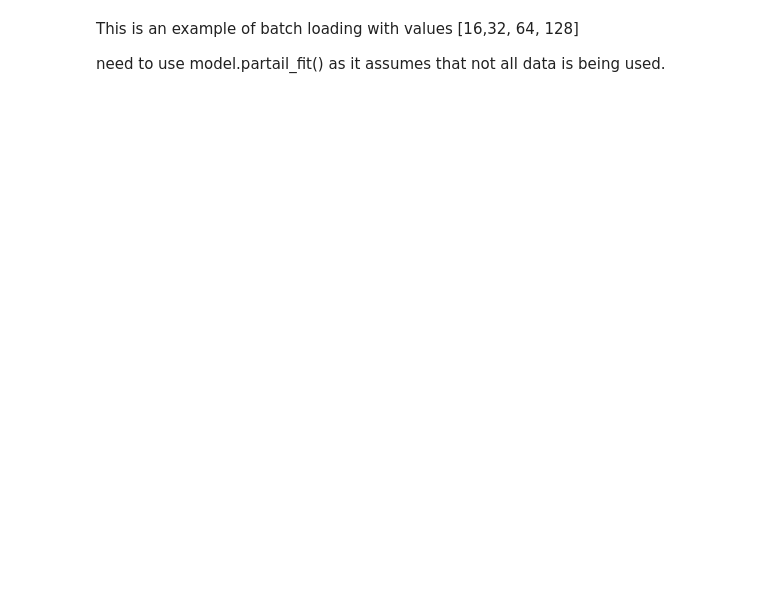
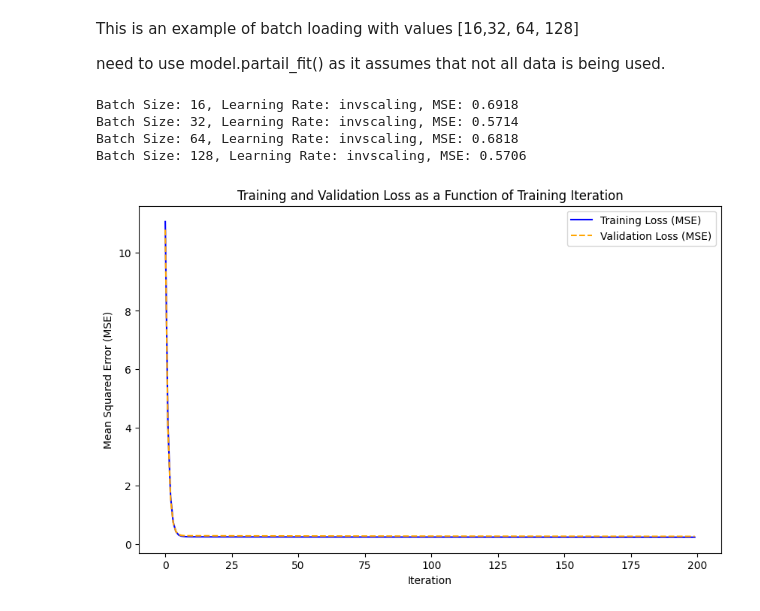
Before and after one commit to jackyeung99/Applied_Machine_Learning, a Jupyter notebook: Assignment_1/Q1.ipynb, the cells around one changed output. Cells and saved outputs as stored; diff of their text form; code cells hidden in the pictures; blank space fills up the shorter version.

```diff
--- a/Assignment_1/Q1.ipynb
+++ b/Assignment_1/Q1.ipynb
@@ -301,3 +345,19 @@ X_train , X_val, y_train, y_val = train_test_split(scaled_X_train, y_train, test
+# %%
+
+X = continuos_variables.drop('Life Ladder', axis=1).values
+y = continuos_variables['Life Ladder'].values
+
+X_train, X_test, y_train, y_test = train_test_split(X, y, test_size=0.25, random_state=99)
+X_train , X_val, y_train, y_val = train_test_split(X_train, y_train, test_size=0.20, random_state=99)
+
+pipeline = Pipeline([
+    ('poly_features', PolynomialFeatures(degree=3)),
+    ('scaler', StandardScaler()),
+])
+
+scaled_X = pipeline.fit_transform(X)
+X_train_poly_scaled = pipeline.fit_transform(X_train)
+X_val_poly_scaled = pipeline.transform(X_val)
 # %%
 kf = KFold(n_splits=3)
 mse_scores = []
@@ -360,26 +432,59 @@ need to use model.partail_fit() as it assumes that not all data is being used.
 batch_sizes = [16, 32, 64, 128]
 learning_rate = 'invscaling'
 
+
 # Iterate over batch sizes
 for batch_size in batch_sizes:
 
     model = SGDRegressor(max_iter=1000, learning_rate=learning_rate, random_state=99)
 
     h = int(batch_size)
-    X_train_batch = X_train[:h]
+    X_train_batch = scaled_X_train[:h]
     y_train_batch = y_train[:h]
-    num_batches = len(X_train) // batch_size
+    num_batches = len(scaled_X_train) // batch_size
 
 
     for batch in range(num_batches):
 
         start_index = batch * batch_size
         end_index = start_index + batch_size
-        model.partial_fit(X_train[start_index:end_index], y_train[start_index:end_index])
+        model.partial_fit(scaled_X_train[start_index:end_index], y_train[start_index:end_index])
 
 
-    predictions = model.predict(X_val)
+    predictions = model.predict(scaled_X_val)
     mse = mean_squared_error(y_val, predictions)
 
     # Print results
     print(f'Batch Size: {batch_size}, Learning Rate: {learning_rate}, MSE: {mse:.4f}')
+# %% [output]
+Batch Size: 16, Learning Rate: invscaling, MSE: 0.6918
+Batch Size: 32, Learning Rate: invscaling, MSE: 0.5714
+Batch Size: 64, Learning Rate: invscaling, MSE: 0.6818
+Batch Size: 128, Learning Rate: invscaling, MSE: 0.5706
+# %%
+sgd_reg = SGDRegressor(max_iter=1, warm_start=True, tol=None,
+                       penalty=None, learning_rate="constant", eta0=0.0005, random_state=42)
+
+n_epochs = 200
+train_errors, val_errors = [], []
+for epoch in range(n_epochs):
+    sgd_reg.fit(scaled_X_train, y_train)
+    y_train_pred = sgd_reg.predict(scaled_X_train)
+    y_val_pred = sgd_reg.predict(scaled_X_val)
+    train_errors.append(mean_squared_error(y_train, y_train_pred))
+    val_errors.append(mean_squared_error(y_val, y_val_pred))
+
+best_epoch = np.argmin(val_errors)
+best_val_rmse = np.sqrt(val_errors[best_epoch])
+
+# Plot the training and validation MSE as a function of training iterations
+plt.figure(figsize=(10, 6))
+plt.plot(train_errors, label='Training Loss (MSE)', color='blue')
+plt.plot(val_errors, label='Validation Loss (MSE)', color='orange', linestyle='--')
+plt.xlabel('Iteration')
+plt.ylabel('Mean Squared Error (MSE)')
+plt.title('Training and Validation Loss as a Function of Training Iteration')
+plt.legend()
+plt.show()
+# %% [output]
+[figure, added]
```
Also changed, not shown: parts of 11 cells of this notebook.
